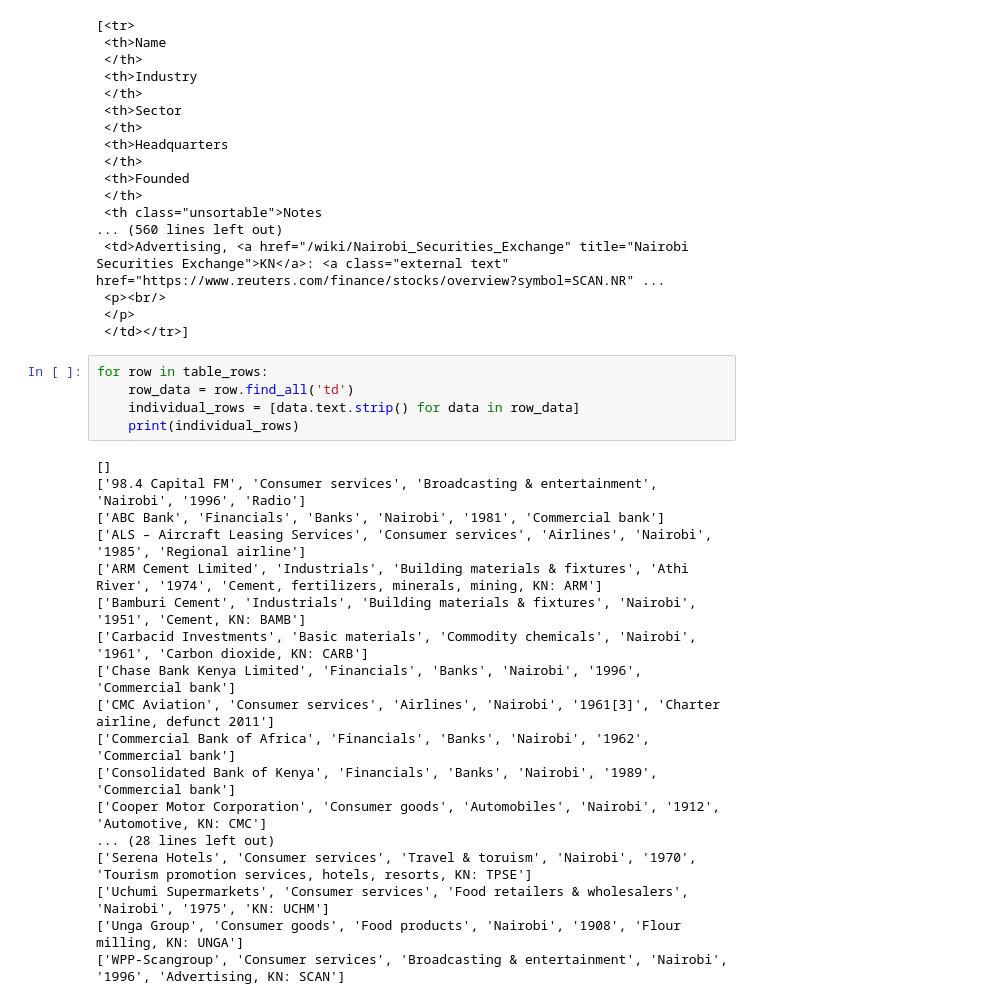
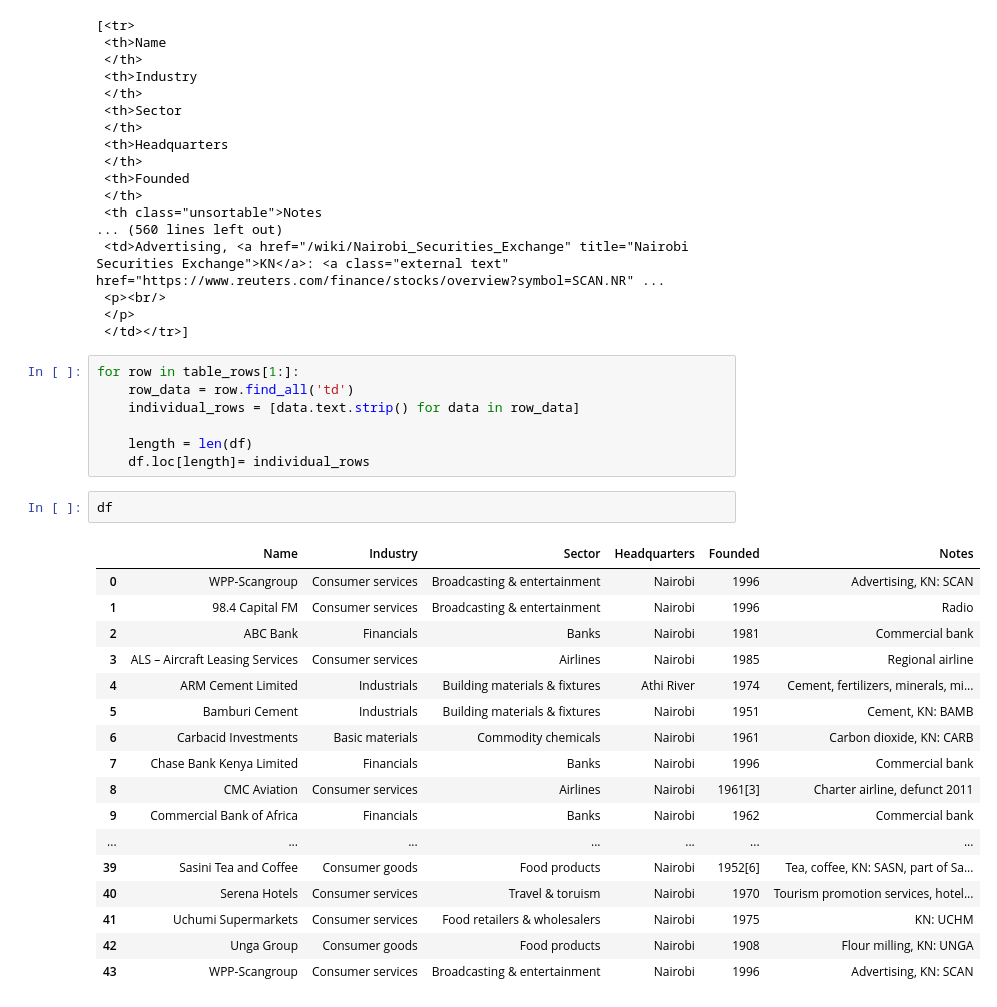
Before and after one commit to Emilly-Njue/WebScraping, a Jupyter notebook: companies_kenya.ipynb, the cells around one changed output. Drawn from its saved outputs; the diff is of its cells as text.

```diff
--- a/companies_kenya.ipynb
+++ b/companies_kenya.ipynb
@@ -135,25 +135,29 @@ table_rows
  </p>
  </td></tr>]
 # %%
-for row in table_rows:
+for row in table_rows[1:]:
     row_data = row.find_all('td')
     individual_rows = [data.text.strip() for data in row_data]
-    print(individual_rows)
+
+    length = len(df)
+    df.loc[length]= individual_rows
-# %% [output]
-[]
-['98.4 Capital FM', 'Consumer services', 'Broadcasting & entertainment', 'Nairobi', '1996', 'Radio']
-['ABC Bank', 'Financials', 'Banks', 'Nairobi', '1981', 'Commercial bank']
-['ALS – Aircraft Leasing Services', 'Consumer services', 'Airlines', 'Nairobi', '1985', 'Regional airline']
-['ARM Cement Limited', 'Industrials', 'Building materials & fixtures', 'Athi River', '1974', 'Cement, fertilizers, minerals, mining, KN: ARM']
-['Bamburi Cement', 'Industrials', 'Building materials & fixtures', 'Nairobi', '1951', 'Cement, KN: BAMB']
-['Carbacid Investments', 'Basic materials', 'Commodity chemicals', 'Nairobi', '1961', 'Carbon dioxide, KN: CARB']
-['Chase Bank Kenya Limited', 'Financials', 'Banks', 'Nairobi', '1996', 'Commercial bank']
-['CMC Aviation', 'Consumer services', 'Airlines', 'Nairobi', '1961[3]', 'Charter airline, defunct 2011']
-['Commercial Bank of Africa', 'Financials', 'Banks', 'Nairobi', '1962', 'Commercial bank']
-['Consolidated Bank of Kenya', 'Financials', 'Banks', 'Nairobi', '1989', 'Commercial bank']
-['Cooper Motor Corporation', 'Consumer goods', 'Automobiles', 'Nairobi', '1912', 'Automotive, KN: CMC']
-... (28 lines left out)
-['Serena Hotels', 'Consumer services', 'Travel & toruism', 'Nairobi', '1970', 'Tourism promotion services, hotels, resorts, KN: TPSE']
-['Uchumi Supermarkets', 'Consumer services', 'Food retailers & wholesalers', 'Nairobi', '1975', 'KN: UCHM']
-['Unga Group', 'Consumer goods', 'Food products', 'Nairobi', '1908', 'Flour milling, KN: UNGA']
-['WPP-Scangroup', 'Consumer services', 'Broadcasting & entertainment', 'Nairobi', '1996', 'Advertising, KN: SCAN']
+# %%
+df
+# %% [output]
+|  | Name | Industry | Sector | Headquarters | Founded | Notes |
+| 0 | WPP-Scangroup | Consumer services | Broadcasting & entertainment | Nairobi | 1996 | Advertising, KN: SCAN |
+| 1 | 98.4 Capital FM | Consumer services | Broadcasting & entertainment | Nairobi | 1996 | Radio |
+| 2 | ABC Bank | Financials | Banks | Nairobi | 1981 | Commercial bank |
+| 3 | ALS – Aircraft Leasing Services | Consumer services | Airlines | Nairobi | 1985 | Regional airline |
+| 4 | ARM Cement Limited | Industrials | Building materials & fixtures | Athi River | 1974 | Cement, fertilizers, minerals, mi... |
+| 5 | Bamburi Cement | Industrials | Building materials & fixtures | Nairobi | 1951 | Cement, KN: BAMB |
+| 6 | Carbacid Investments | Basic materials | Commodity chemicals | Nairobi | 1961 | Carbon dioxide, KN: CARB |
+| 7 | Chase Bank Kenya Limited | Financials | Banks | Nairobi | 1996 | Commercial bank |
+| 8 | CMC Aviation | Consumer services | Airlines | Nairobi | 1961[3] | Charter airline, defunct 2011 |
+| 9 | Commercial Bank of Africa | Financials | Banks | Nairobi | 1962 | Commercial bank |
+| ... | ... | ... | ... | ... | ... | ... |
+| 39 | Sasini Tea and Coffee | Consumer goods | Food products | Nairobi | 1952[6] | Tea, coffee, KN: SASN, part of Sa... |
+| 40 | Serena Hotels | Consumer services | Travel & toruism | Nairobi | 1970 | Tourism promotion services, hotel... |
+| 41 | Uchumi Supermarkets | Consumer services | Food retailers & wholesalers | Nairobi | 1975 | KN: UCHM |
+| 42 | Unga Group | Consumer goods | Food products | Nairobi | 1908 | Flour milling, KN: UNGA |
+| 43 | WPP-Scangroup | Consumer services | Broadcasting & entertainment | Nairobi | 1996 | Advertising, KN: SCAN |
```
